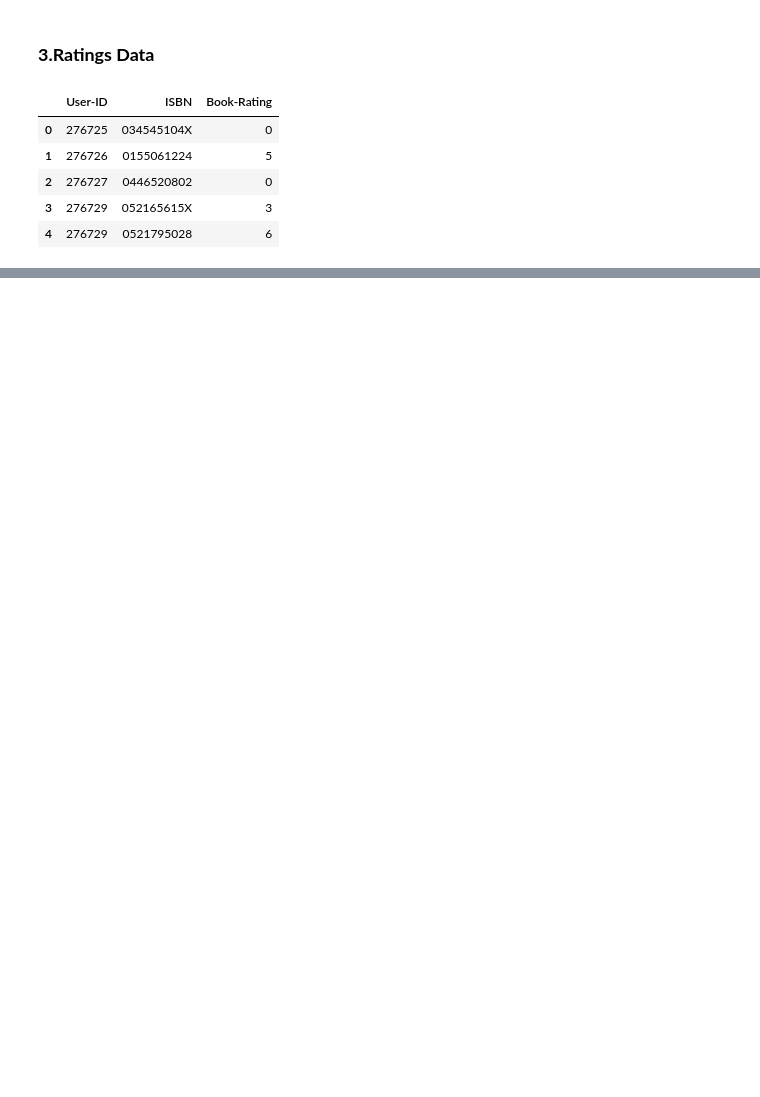
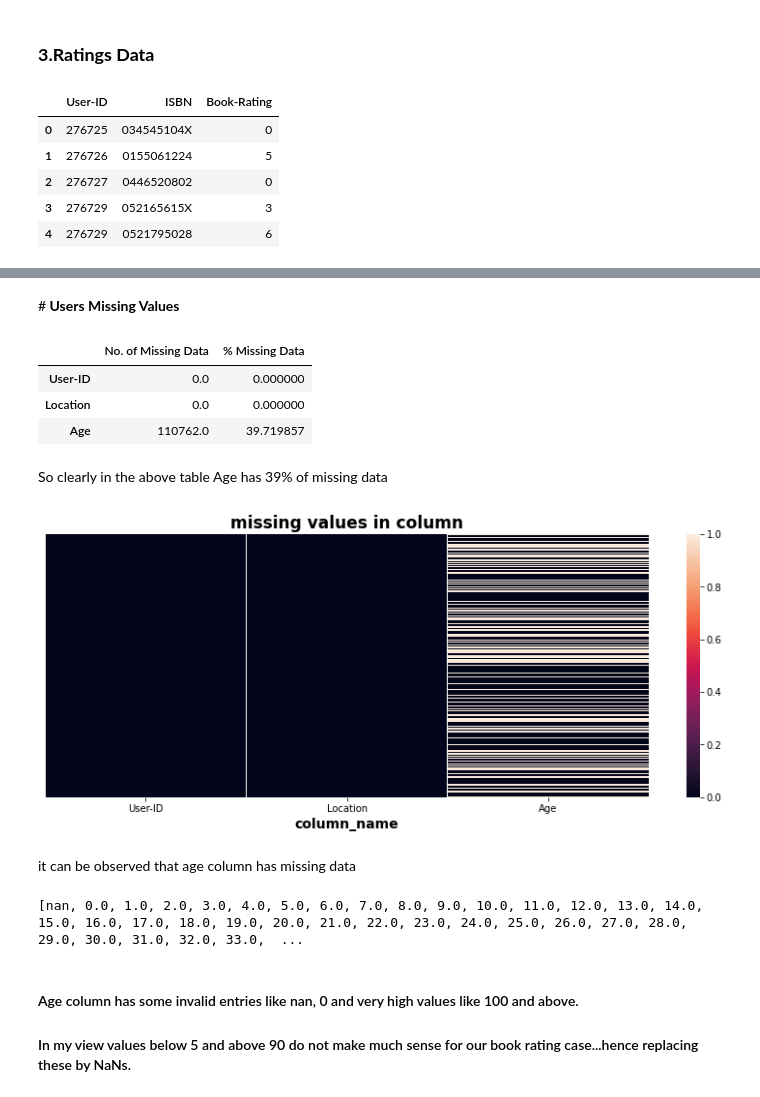
Before and after one commit to SachinSPanchal/Book-Recomendation-Sytem, a Jupyter notebook: Final_Book_Recommendation_system.ipynb, the cells around one changed output, grey strips where cells are left out. Saved outputs shown, nothing was run; the diff lists cells and outputs as text; code cells hidden in the pictures; blank space fills up the shorter version.

```diff
--- a/Final_Book_Recommendation_system.ipynb
+++ b/Final_Book_Recommendation_system.ipynb
@@ -117,0 +172,34 @@ ratings.head()
+# %% [markdown]
+#<b> Users Missing Values
+# %%
+#let's look for missing data
+missing_data = pd.DataFrame([users.isnull().sum(),users.isnull().sum()*100.0/users.shape[0]]).T
+missing_data.columns = ['No. of Missing Data', '% Missing Data']
+missing_data
+# %% [output]
+|  | No. of Missing Data | % Missing Data |
+| User-ID | 0.0 | 0.000000 |
+| Location | 0.0 | 0.000000 |
+| Age | 110762.0 | 39.719857 |
+# %% [markdown]
+So clearly in the above table Age has 39% of missing data
+# %%
+# Checking missing values
+plt.figure(figsize=(14, 5))
+sns.heatmap(users.isnull(), cbar=True, yticklabels=False)
+plt.xlabel("column_name", size=14, weight="bold")
+plt.title("missing values in column",fontweight="bold",size=17)
+plt.show()
+# %% [output]
+[figure, added]
+# %% [markdown]
+it can be observed that age column has missing data
+# %%
+## Checking all values present in Age column
+print(sorted(users.Age.unique()))
+# %% [output]
+[nan, 0.0, 1.0, 2.0, 3.0, 4.0, 5.0, 6.0, 7.0, 8.0, 9.0, 10.0, 11.0, 12.0, 13.0, 14.0, 15.0, 16.0, 17.0, 18.0, 19.0, 20.0, 21.0, 22.0, 23.0, 24.0, 25.0, 26.0, 27.0, 28.0, 29.0, 30.0, 31.0, 32.0, 33.0,  ...
+# %% [markdown]
+#### Age column has some invalid entries like nan, 0 and very high values like 100 and above.
+
+#### In my view values below 5 and above 90 do not make much sense for our book rating case...hence replacing these by NaNs.
```
Also changed, not shown: parts of 40 cells of this notebook.
